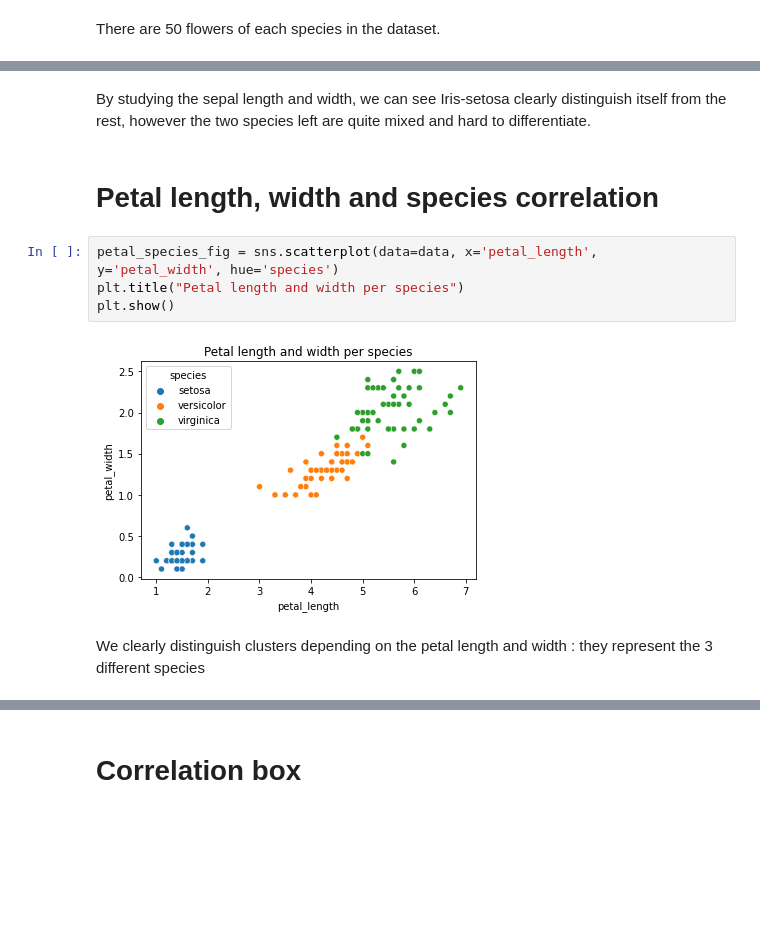
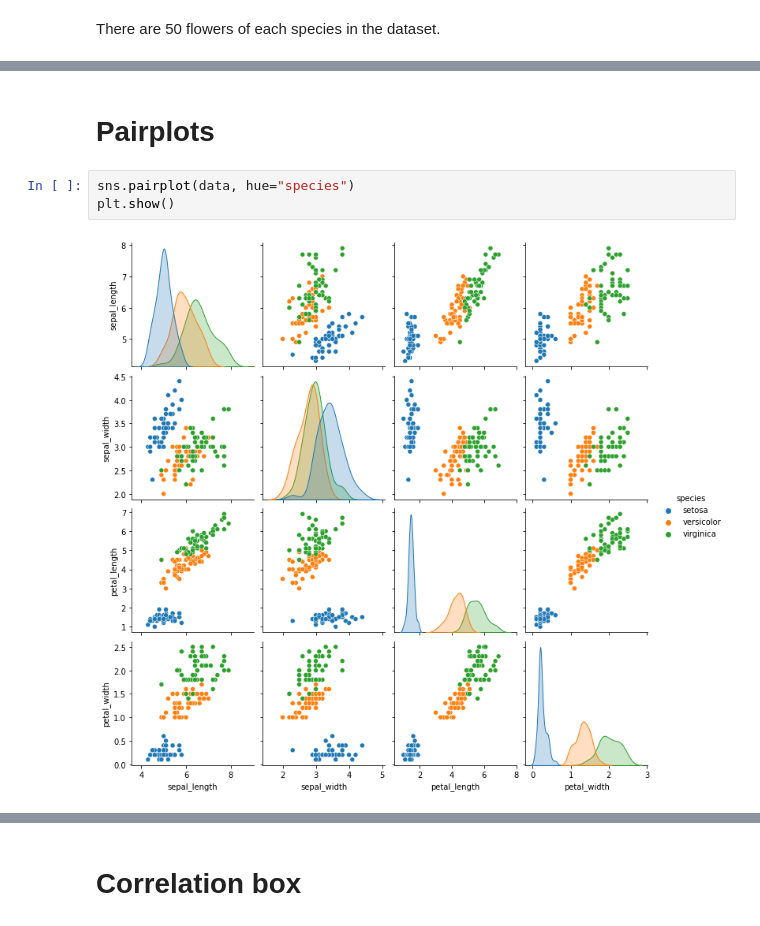
Before and after one commit to lynda-trad/Iris, a Jupyter notebook: Iris.ipynb, the cells around one changed output, grey strips where cells are left out. Saved outputs shown, nothing was run; the diff lists cells and outputs as text; blank space fills up the shorter version.

Commit message:
random forest added + replaced graphs with pairplots

```diff
--- a/Iris.ipynb
+++ b/Iris.ipynb
@@ -87,12 +81,7 @@ plt.show()
-# %% [markdown]
-By studying the sepal length and width, we can see Iris-setosa clearly distinguish itself from the rest, however the two species left are quite mixed and hard to differentiate.
-# %% [markdown]
-# Petal length, width and species correlation
-# %%
-petal_species_fig = sns.scatterplot(data=data, x='petal_length', y='petal_width', hue='species')
-plt.title("Petal length and width per species")
-plt.show()
-# %% [output]
-[figure, removed]
-# %% [markdown]
-We clearly distinguish clusters depending on the petal length and width : they represent the 3 different species
+# %% [markdown]
+# Pairplots
+# %%
+sns.pairplot(data, hue="species")
+plt.show()
+# %% [output]
+[figure, added]
```
Also changed, not shown: parts of 22 cells of this notebook, 1 other file.
